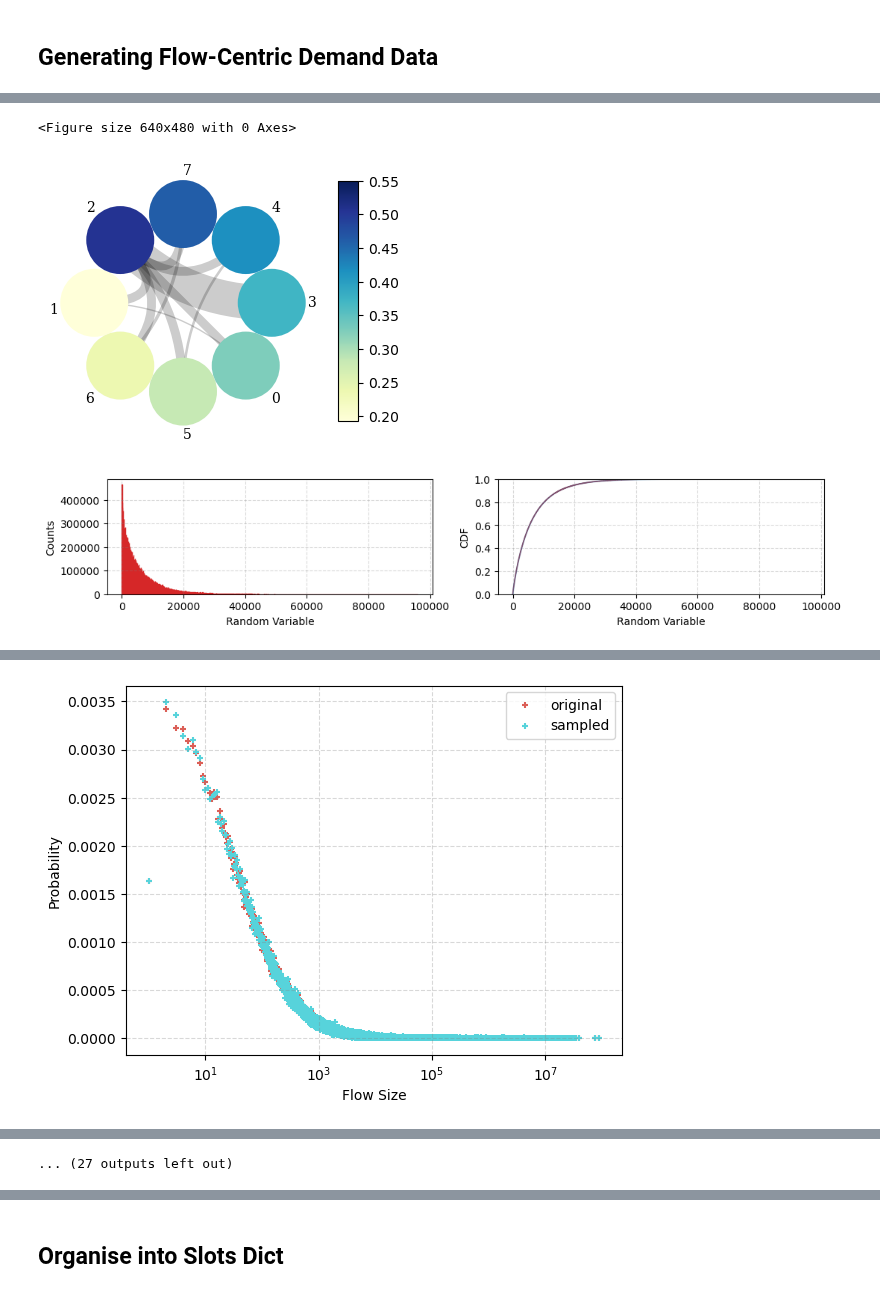
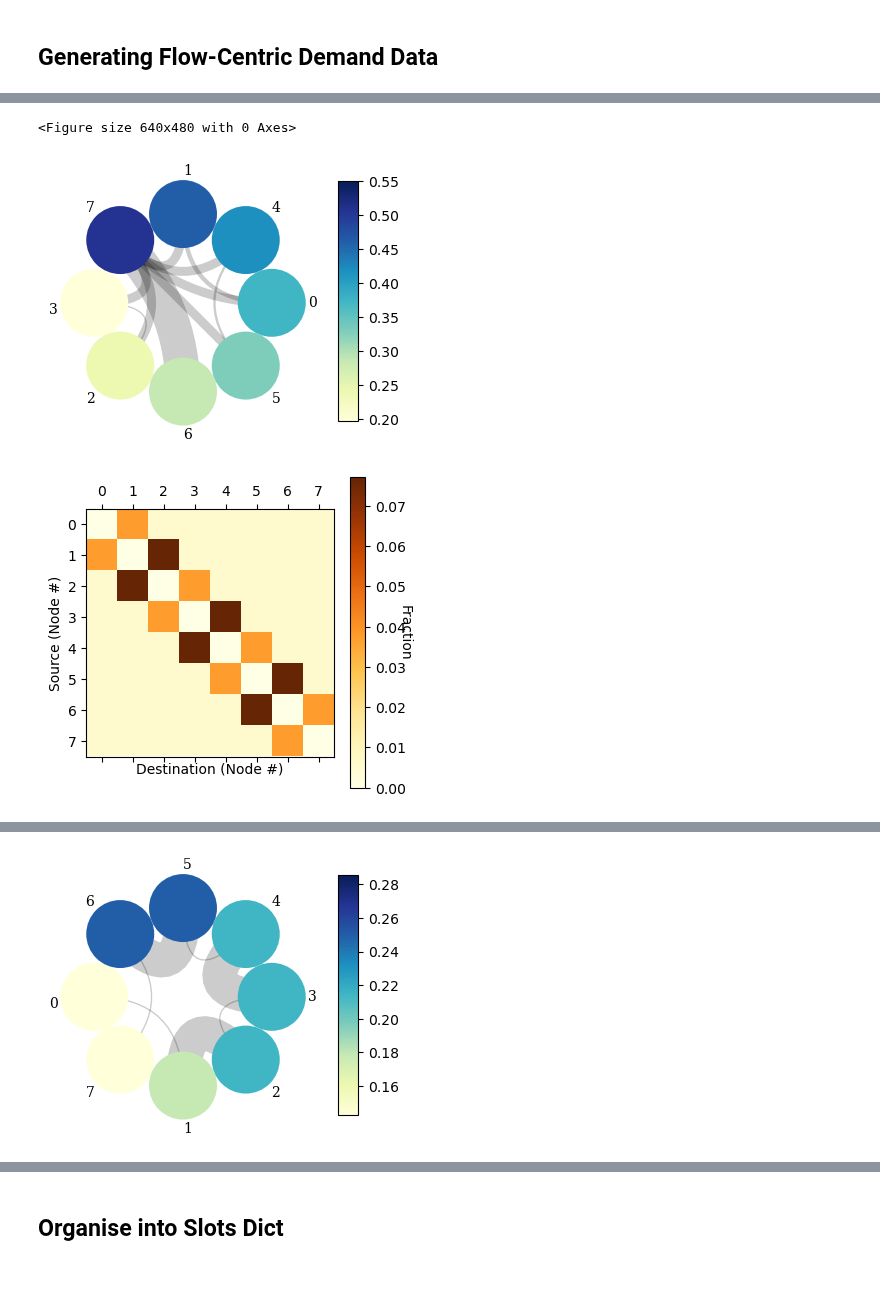
Before and after one commit to cwfparsonson/trafpy, a Jupyter notebook: notebooks/test.ipynb, the cells around one changed output, grey strips where cells are left out. Cells and saved outputs as stored; diff of their text form; code cells hidden in the pictures.

```diff
--- a/notebooks/test.ipynb
+++ b/notebooks/test.ipynb
@@ -126,6 +127,43 @@ racks_dict = net.graph['rack_to_ep_dict']
 rack_prob_config = {'racks_dict': racks_dict, 'prob_inter_rack': 0.7}
 node_dist, _ = tpg.gen_multimodal_node_dist(net.graph['endpoints'], rack_prob_config=rack_prob_config, num_skewed_nodes=num_skewed_nodes, skewed_node_probs=skewed_node_probs, show_fig=True, print_data=False)
 
+net = tpg.gen_fat_tree(k=4, n=2, L=2, num_channels=1, server_to_rack_channel_capacity=500, rack_to_edge_channel_capacity=10000, edge_to_agg_channel_capacity=40000, agg_to_core_channel_capacity=40000, bidirectional_links=True)
+racks_dict = net.graph['rack_to_ep_dict']
+rack_prob_config = {'racks_dict': racks_dict, 'prob_inter_rack': 0.7}
+# rack_prob_config = None
+skewed_pairs = [['server_0', 'server_1'],
+                ['server_1', 'server_2'],
+               ['server_2', 'server_3'],
+               ['server_3', 'server_4'],
+               ['server_4', 'server_5'],
+               ['server_5', 'server_6'],
+               ['server_6', 'server_7']]
+skewed_pair_probs = [1/len(skewed_pairs) for _ in range(len(skewed_pairs))]
+node_dist, _ = tpg.gen_multimodal_node_pair_dist(net.graph['endpoints'], rack_prob_config=rack_prob_config, skewed_pairs=skewed_pairs, skewed_pair_probs=skewed_pair_probs, show_fig=True, print_data=False)
+print(np.sum(node_dist))
+print(node_dist)
+
+net = tpg.gen_fat_tree(k=4, n=2, L=2, num_channels=1, server_to_rack_channel_capacity=500, rack_to_edge_channel_capacity=10000, edge_to_agg_channel_capacity=40000, agg_to_core_channel_capacity=40000, bidirectional_links=True)
+# racks_dict = net.graph['rack_to_ep_dict']
+# rack_prob_config = {'racks_dict': racks_dict, 'prob_inter_rack': 0.7}
+rack_prob_config = None
+skewed_pairs = [['server_0', 'server_1'],
+                ['server_1', 'server_2'],
+               ['server_2', 'server_3'],
+               ['server_3', 'server_4'],
+               ['server_4', 'server_5'],
+               ['server_5', 'server_6'],
+               ['server_6', 'server_7']]
+skewed_pair_probs = [1/len(skewed_pairs) for _ in range(len(skewed_pairs))]
+node_dist, _ = tpg.gen_multimodal_node_pair_dist(net.graph['endpoints'], rack_prob_config=rack_prob_config, skewed_pairs=skewed_pairs, skewed_pair_probs=skewed_pair_probs, show_fig=True, print_data=False)
+print(np.sum(node_dist))
+print(node_dist)
+
+
+
+
+
+
 
 # flow_size_dist, _ = tpg.gen_named_val_dist(dist='lognormal',
 #                                               params={'_mu': 7, '_sigma': 2.5},
@@ -138,7 +176,8 @@ node_dist, _ = tpg.gen_multimodal_node_dist(net.graph['endpoints'], rack_prob_co
 flow_size_dist = tpg.gen_named_val_dist(dist='lognormal',
                                           params={'_mu': 7, '_sigma': 2.5},
                                           min_val=1,
-                                          round_to_nearest=1,
+                                          max_val=2e7,
+                                          round_to_nearest=5,
                                           show_fig=False,
                                           print_data=False)
 # flow_size_dist, _ = tpg.gen_multimodal_val_dist(config.MIN_FLOW_SIZE,
@@ -171,3 +210,3 @@ interarrival_time_dist, _ = tpg.gen_named_val_dist(dist='weibull',
 <Figure size 640x480 with 0 Axes>
-[figure, old version]
+[figure, new version]
-[figure, old version]
+[figure, new version]
@@ -176 +214 @@ WARNING:matplotlib.axes._axes:*c* argument looks like a single numeric RGB or RG
-[figure, old version]
+[figure, new version]
@@ -184,3 +252,2 @@ WARNING:matplotlib.axes._axes:*c* argument looks like a single numeric RGB or RG
-... (27 outputs left out)
 # %%
 %autoreload
```
Also changed, not shown: parts of 3 cells of this notebook, 27 other files.
